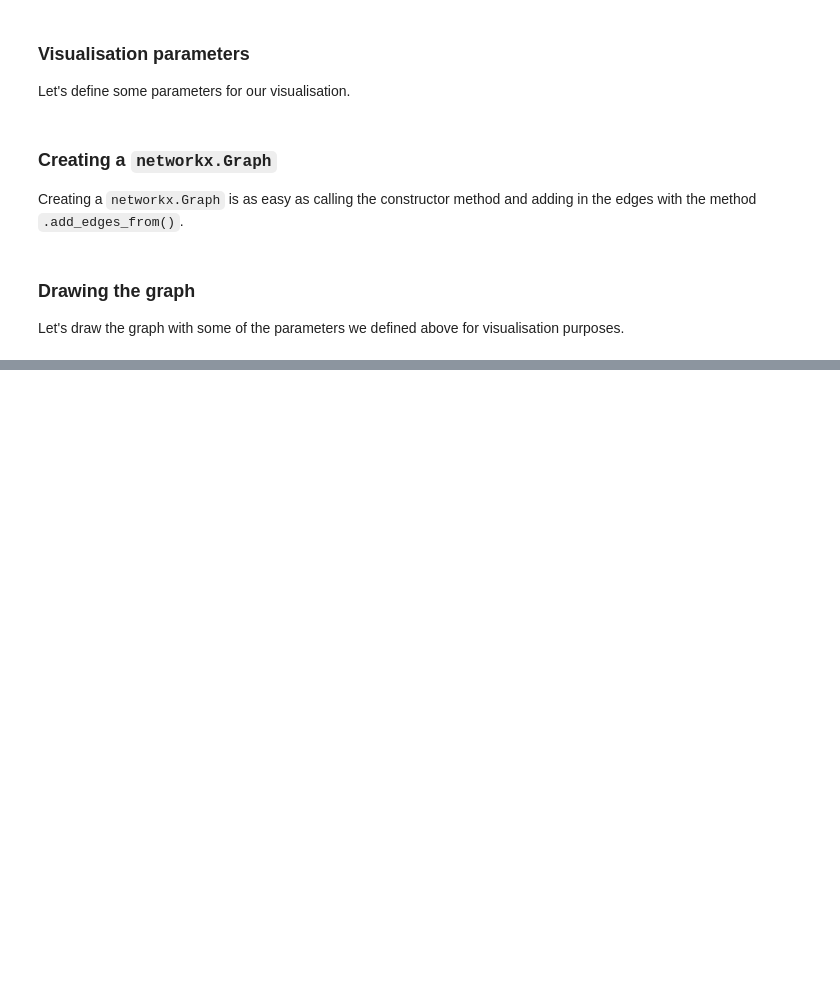
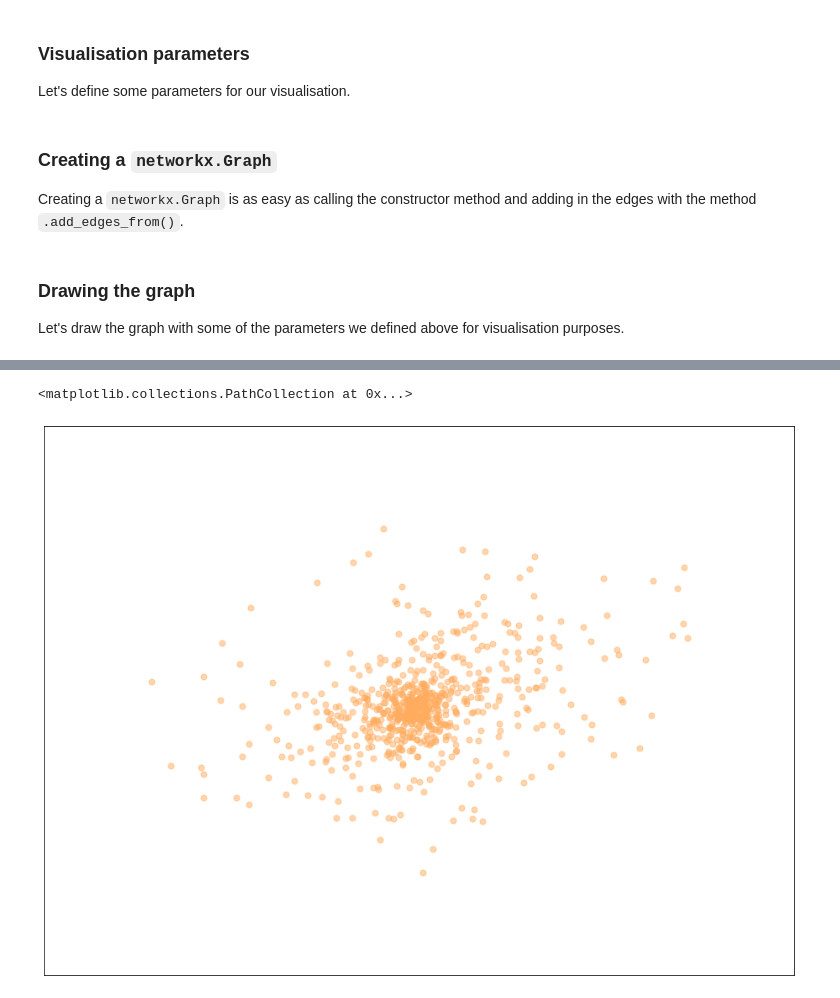
Before and after one commit to bacdam91/Swinburne-Summer-Scholarship-Project, a Jupyter notebook: SSSP_Recommender_System_with_GNN.ipynb, the cells around one changed output, grey strips where cells are left out. Saved outputs shown, nothing was run; the diff lists cells and outputs as text; code cells hidden in the pictures; blank space fills up the shorter version.

```diff
--- a/SSSP_Recommender_System_with_GNN.ipynb
+++ b/SSSP_Recommender_System_with_GNN.ipynb
@@ -150,0 +314,6 @@ nx.draw_networkx(G, with_labels=False, node_size=size_node, node_color=color_app
+# %%
+plt.figure(figsize=(16, 12))
+nx.draw_networkx_nodes(G, pos=feature_representations, nodelist=lib_nodes, node_color=color_libs, node_size=size_node, alpha=alpha_node)
+# %% [output]
+<matplotlib.collections.PathCollection at 0x...>
+[figure, added]
```
Also changed, not shown: parts of 15 cells of this notebook.
